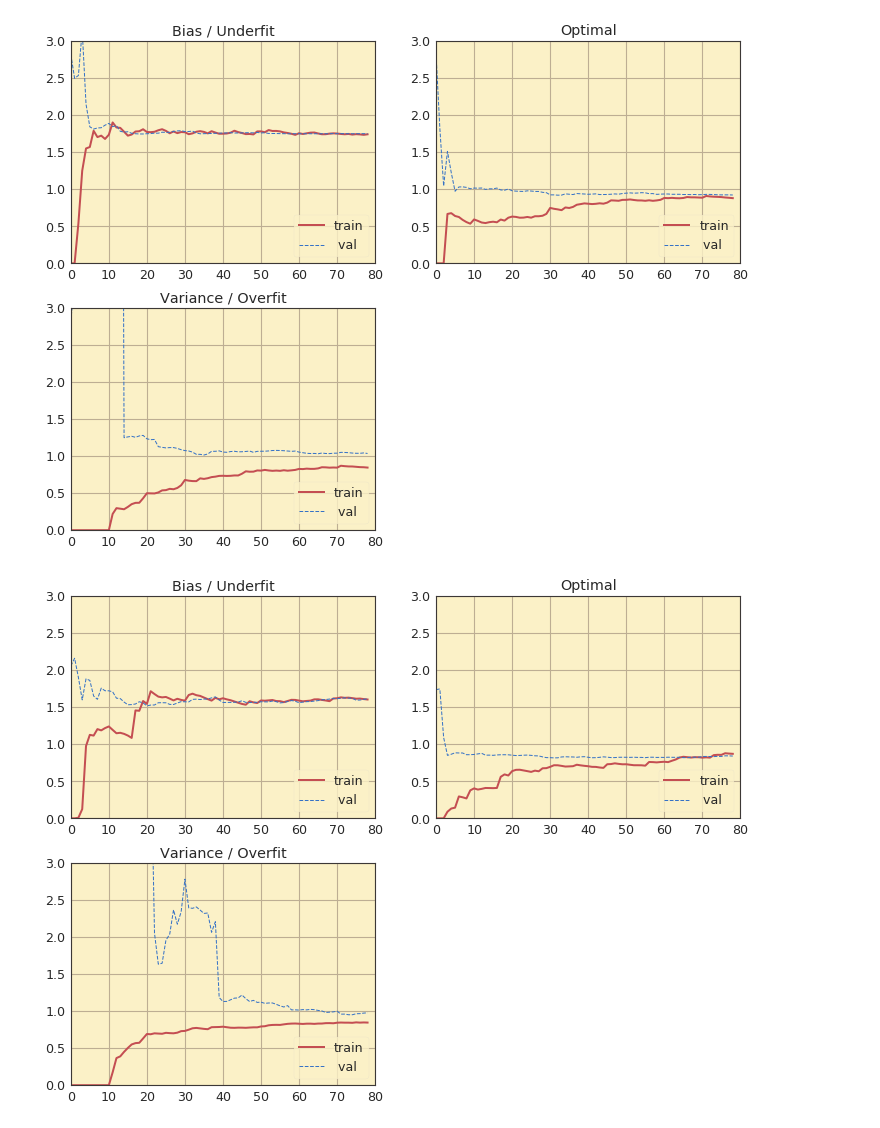
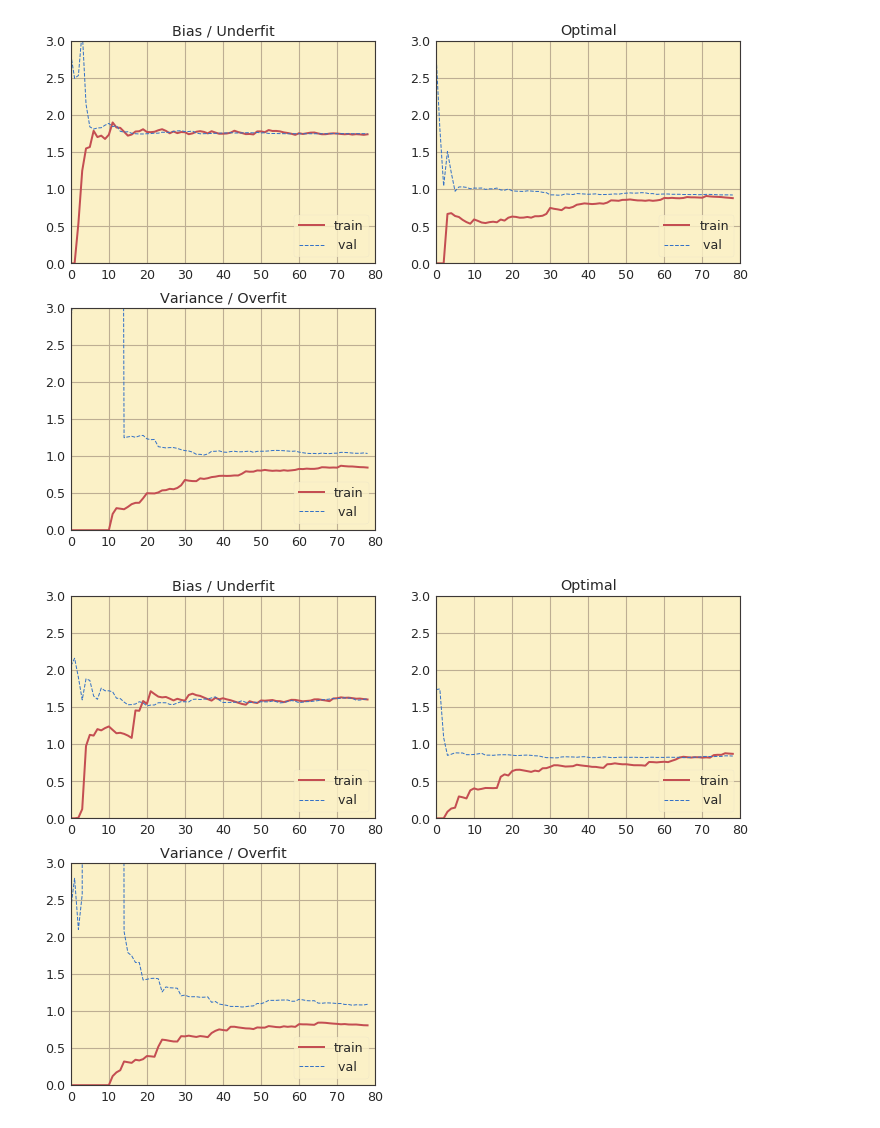
Before and after one commit to garcia-alex/ml-workflows, a Jupyter notebook: ch04.ipynb, the cells around one changed output. Drawn from its saved outputs; the diff is of its cells as text; code cells hidden in the pictures.

```diff
--- a/ch04.ipynb
+++ b/ch04.ipynb
@@ -249,16 +251,16 @@ plot_lcs(et, ev, et_, ev_, et__, ev__)
 # %%
 X, y = generate_data([2, 1, 0.5], v=6, u=-3)
 
 et, ev = learning_curves(X, y, n=5, aggr='min')
 
 poly = PolynomialFeatures(degree=2, include_bias=False)
 X_ = poly.fit_transform(X)
 et_, ev_ = learning_curves(X_, y, n=5, aggr='min')
 
 poly = PolynomialFeatures(degree=10, include_bias=False)
 X__ = poly.fit_transform(X)
-et__, ev__ = learning_curves(X__, y, n=5)
+et__, ev__ = learning_curves(X__, y, n=5, aggr='min', rs=10)
 
 plot_lcs(et, ev, et_, ev_, et__, ev__)
 # %% [output]
-[figure, old version]
+[figure, new version]
```
Also changed, not shown: parts of 6 cells of this notebook, 1 other file.
